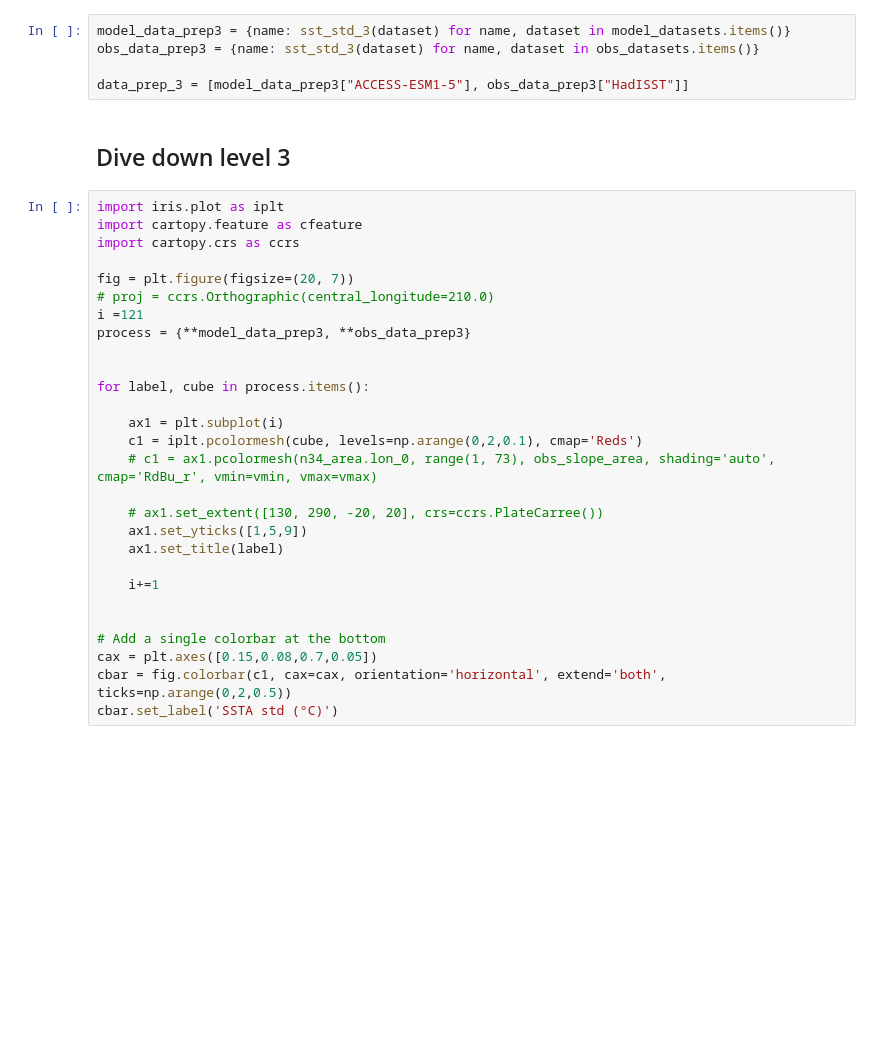
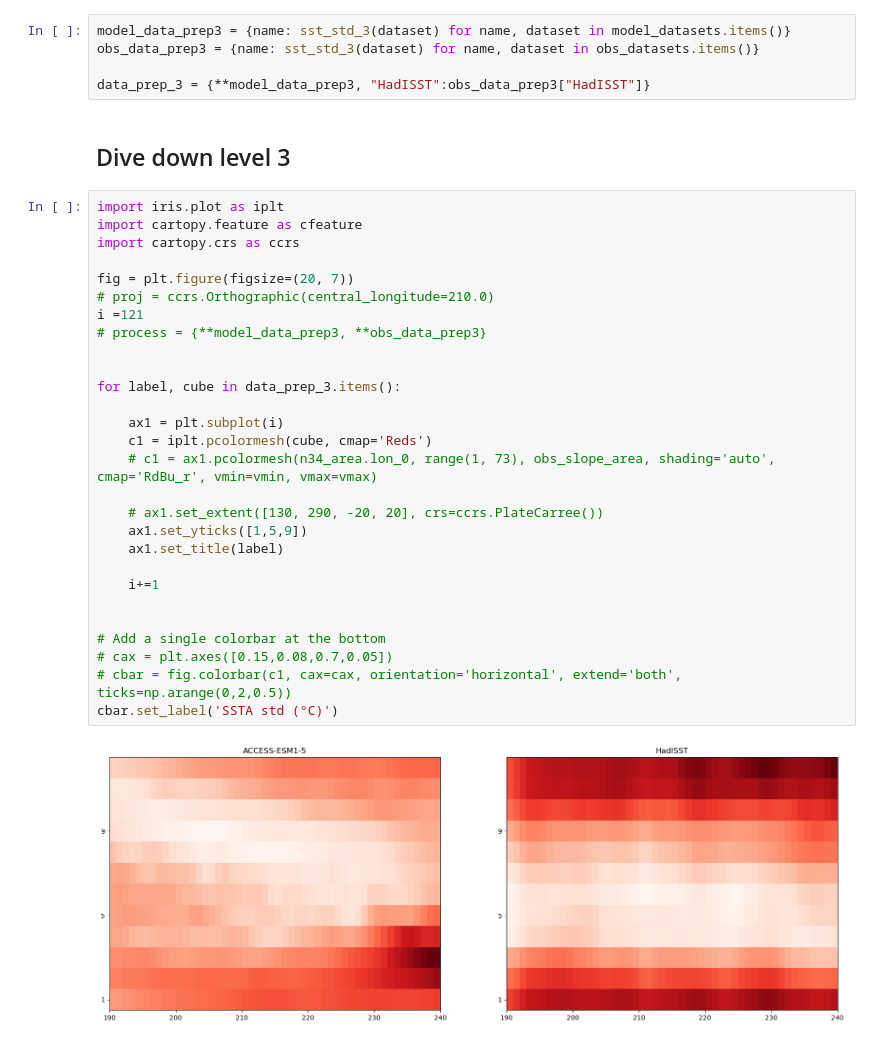
Before and after one commit to ACCESS-NRI/ENSO_recipes, a Jupyter notebook: 12-ENSO_seasonality.ipynb, the cells around one changed output. Cells and saved outputs as stored; diff of their text form; blank space fills up the shorter version.

```diff
--- a/12-ENSO_seasonality.ipynb
+++ b/12-ENSO_seasonality.ipynb
@@ -178,34 +170,36 @@ plt.grid(linestyle='--'); plt.legend()
 model_data_prep3 = {name: sst_std_3(dataset) for name, dataset in model_datasets.items()}
 obs_data_prep3 = {name: sst_std_3(dataset) for name, dataset in obs_datasets.items()}
 
-data_prep_3 = [model_data_prep3["ACCESS-ESM1-5"], obs_data_prep3["HadISST"]]
+data_prep_3 = {**model_data_prep3, "HadISST":obs_data_prep3["HadISST"]}
 # %% [markdown]
 ## Dive down level 3
 # %%
 import iris.plot as iplt
 import cartopy.feature as cfeature
 import cartopy.crs as ccrs
 
 fig = plt.figure(figsize=(20, 7))
 # proj = ccrs.Orthographic(central_longitude=210.0)
 i =121
-process = {**model_data_prep3, **obs_data_prep3}
+# process = {**model_data_prep3, **obs_data_prep3}
 
 
-for label, cube in process.items():
+for label, cube in data_prep_3.items():
 
     ax1 = plt.subplot(i)
-    c1 = iplt.pcolormesh(cube, levels=np.arange(0,2,0.1), cmap='Reds')
+    c1 = iplt.pcolormesh(cube, cmap='Reds')
     # c1 = ax1.pcolormesh(n34_area.lon_0, range(1, 73), obs_slope_area, shading='auto', cmap='RdBu_r', vmin=vmin, vmax=vmax)
 
     # ax1.set_extent([130, 290, -20, 20], crs=ccrs.PlateCarree())
     ax1.set_yticks([1,5,9])
     ax1.set_title(label)
 
     i+=1
 
 
 # Add a single colorbar at the bottom
-cax = plt.axes([0.15,0.08,0.7,0.05])
-cbar = fig.colorbar(c1, cax=cax, orientation='horizontal', extend='both', ticks=np.arange(0,2,0.5))
+# cax = plt.axes([0.15,0.08,0.7,0.05])
+# cbar = fig.colorbar(c1, cax=cax, orientation='horizontal', extend='both', ticks=np.arange(0,2,0.5))
 cbar.set_label('SSTA std (°C)')
+# %% [output]
+[figure, added]
```
Also changed, not shown: parts of 6 cells of this notebook, 2 other files.
